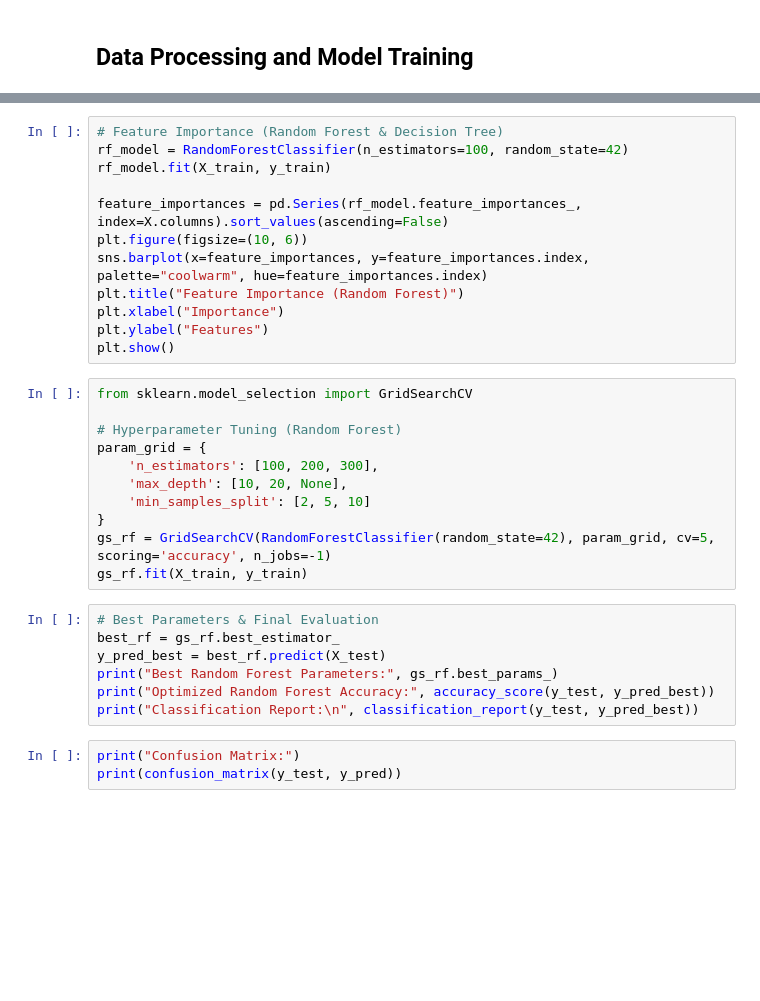
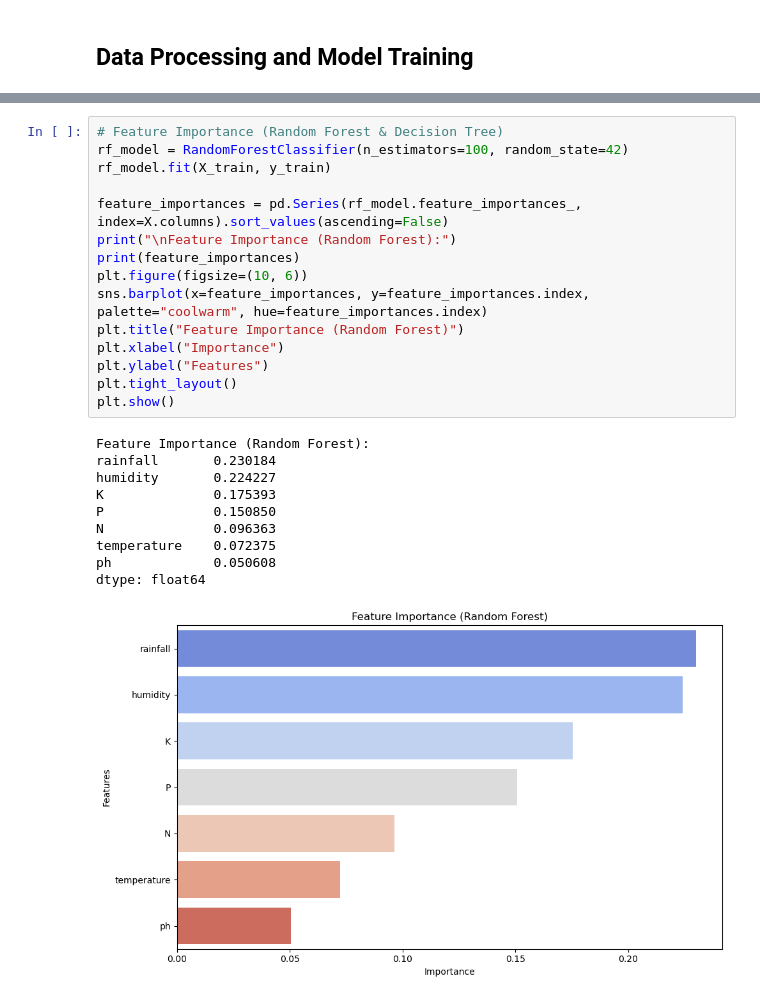
Before and after one commit to AnshumanMahato/Precision-Farming-BaseStation, a Jupyter notebook: ml/notebooks/crop_prediction.ipynb, the cells around one changed output, grey strips where cells are left out. Saved outputs shown, nothing was run; the diff lists cells and outputs as text; blank space fills up the shorter version.

Commit message:
crop prediction model trained

```diff
--- a/ml/notebooks/crop_prediction.ipynb
+++ b/ml/notebooks/crop_prediction.ipynb
@@ -262,33 +286,26 @@ SVC Accuracy: 0.9873
 # %%
 # Feature Importance (Random Forest & Decision Tree)
 rf_model = RandomForestClassifier(n_estimators=100, random_state=42)
 rf_model.fit(X_train, y_train)
 
 feature_importances = pd.Series(rf_model.feature_importances_, index=X.columns).sort_values(ascending=False)
+print("\nFeature Importance (Random Forest):")
+print(feature_importances)
 plt.figure(figsize=(10, 6))
 sns.barplot(x=feature_importances, y=feature_importances.index, palette="coolwarm", hue=feature_importances.index)
 plt.title("Feature Importance (Random Forest)")
 plt.xlabel("Importance")
 plt.ylabel("Features")
+plt.tight_layout()
 plt.show()
+# %% [output]
+Feature Importance (Random Forest):
+rainfall       0.230184
+humidity       0.224227
+K              0.175393
+P              0.150850
+N              0.096363
+temperature    0.072375
+ph             0.050608
+dtype: float64
+[figure, added]
-# %%
-from sklearn.model_selection import GridSearchCV
-
-# Hyperparameter Tuning (Random Forest)
-param_grid = {
-    'n_estimators': [100, 200, 300],
-    'max_depth': [10, 20, None],
-    'min_samples_split': [2, 5, 10]
-}
-gs_rf = GridSearchCV(RandomForestClassifier(random_state=42), param_grid, cv=5, scoring='accuracy', n_jobs=-1)
-gs_rf.fit(X_train, y_train)
-# %%
-# Best Parameters & Final Evaluation
-best_rf = gs_rf.best_estimator_
-y_pred_best = best_rf.predict(X_test)
-print("Best Random Forest Parameters:", gs_rf.best_params_)
-print("Optimized Random Forest Accuracy:", accuracy_score(y_test, y_pred_best))
-print("Classification Report:\n", classification_report(y_test, y_pred_best))
-# %%
-print("Confusion Matrix:")
-print(confusion_matrix(y_test, y_pred))
```
Also changed, not shown: parts of 6 cells of this notebook.
